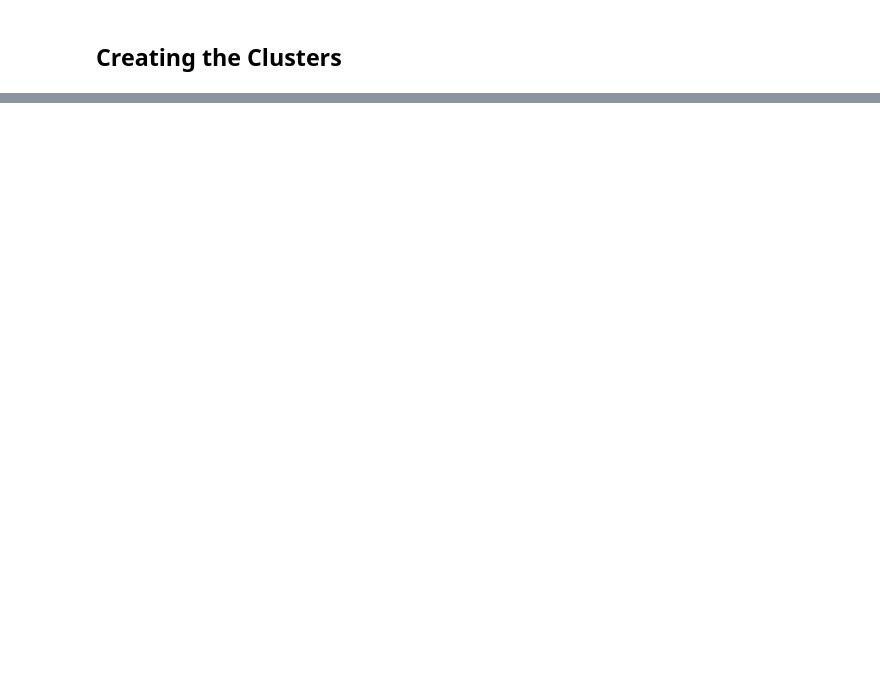
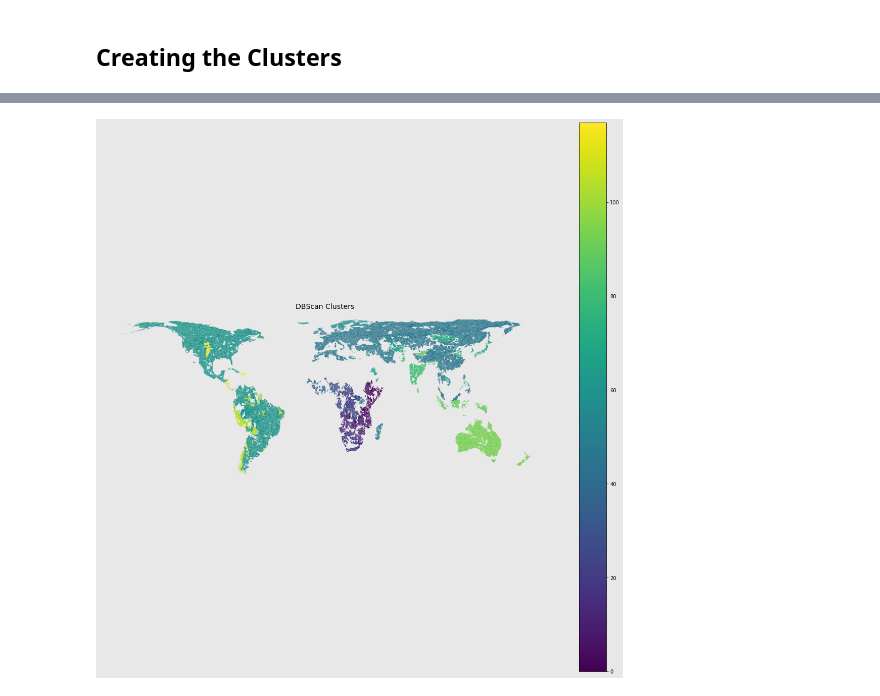
Before and after one commit to jmlasalle/water-risk-classification, a Jupyter notebook: Modeling-DBScan-Copy1.ipynb, the cells around one changed output, grey strips where cells are left out. Saved outputs shown, nothing was run; the diff lists cells and outputs as text; code cells hidden in the pictures; blank space fills up the shorter version.

```diff
--- a/Modeling-DBScan-Copy1.ipynb
+++ b/Modeling-DBScan-Copy1.ipynb
@@ -146,0 +132,3 @@ print(len(cores))
+# %%
+data_nona['labels'] = labels
+data_nona.head()
@@ -146,0 +167,9 @@ print(len(cores))
+# %%
+dat_no_noise = data_nona.loc[data_nona['labels'] != -1]
+# %%
+fig, ax = plt.subplots(figsize=(20,20), facecolor='#E8E8E8')
+dat_no_noise.plot(ax = ax, column = 'labels', legend=True)#, categorical = True)
+ax.set_title("DBScan Clusters", fontsize=14)
+ax.set_axis_off()
+# %% [output]
+[figure, added]
```
Also changed, not shown: parts of 18 cells of this notebook, 3 other files.
